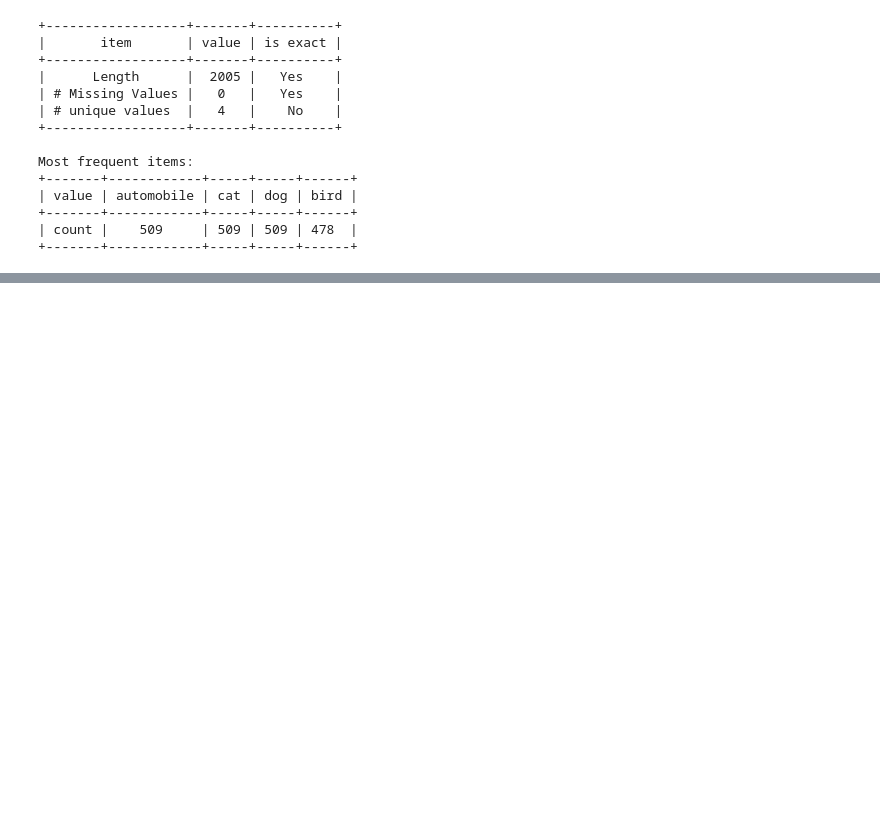
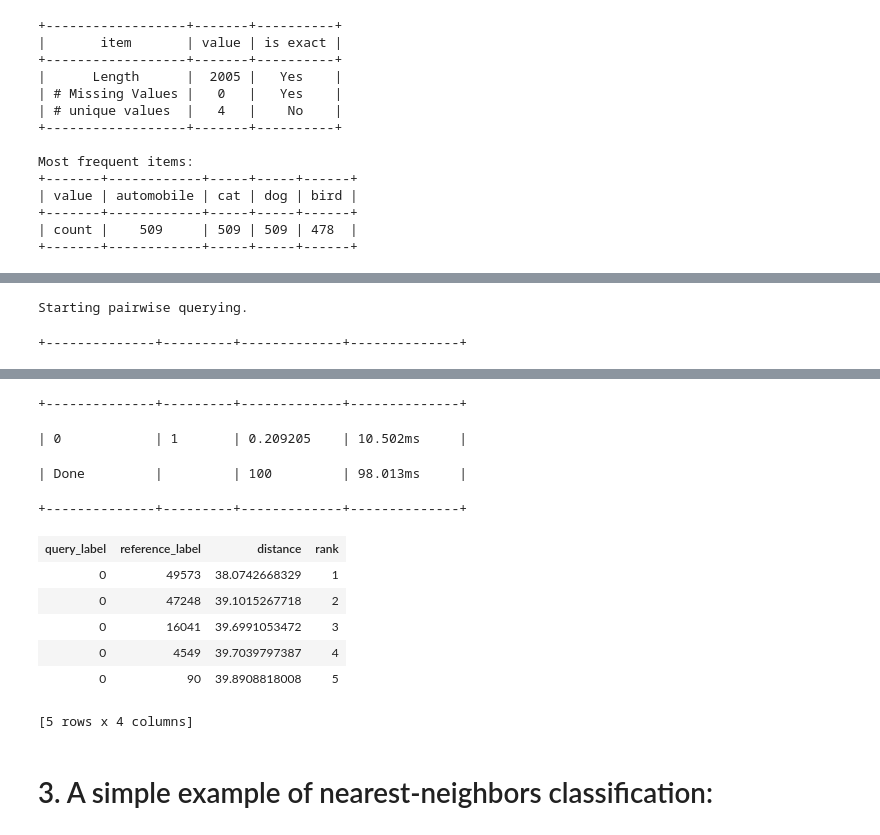
Before and after one commit to somewhatalive/UWashML, a Jupyter notebook: Deep Features for Image Retrieval.ipynb, the cells around one changed output, grey strips where cells are left out. Saved outputs shown, nothing was run; the diff lists cells and outputs as text; code cells hidden in the pictures; blank space fills up the shorter version.

```diff
--- a/Deep Features for Image Retrieval.ipynb
+++ b/Deep Features for Image Retrieval.ipynb
@@ -137,0 +149,3 @@ Most frequent items:
+# %%
+dog_model = graphlab.nearest_neighbors.create(dog_train,features=['deep_features'],
+                                              label='id')
@@ -137,0 +212,7 @@ Most frequent items:
+# %%
+## Querying nearest negihbor using dog model
+
+dog_model.query(image_test[0:1])
+# %% [output]
+Starting pairwise querying.
++--------------+---------+-------------+--------------+
@@ -137,0 +220,13 @@ Most frequent items:
++--------------+---------+-------------+--------------+
+| 0            | 1       | 0.209205    | 10.502ms     |
+| Done         |         | 100         | 98.013ms     |
++--------------+---------+-------------+--------------+
+| query_label | reference_label | distance | rank |
+| 0 | 49573 | 38.0742668329 | 1 |
+| 0 | 47248 | 39.1015267718 | 2 |
+| 0 | 16041 | 39.6991053472 | 3 |
+| 0 | 4549 | 39.7039797387 | 4 |
+| 0 | 90 | 39.8908818008 | 5 |
+[5 rows x 4 columns]
+# %% [markdown]
+# 3. A simple example of nearest-neighbors classification:
```
Also changed, not shown: parts of 32 cells of this notebook.
